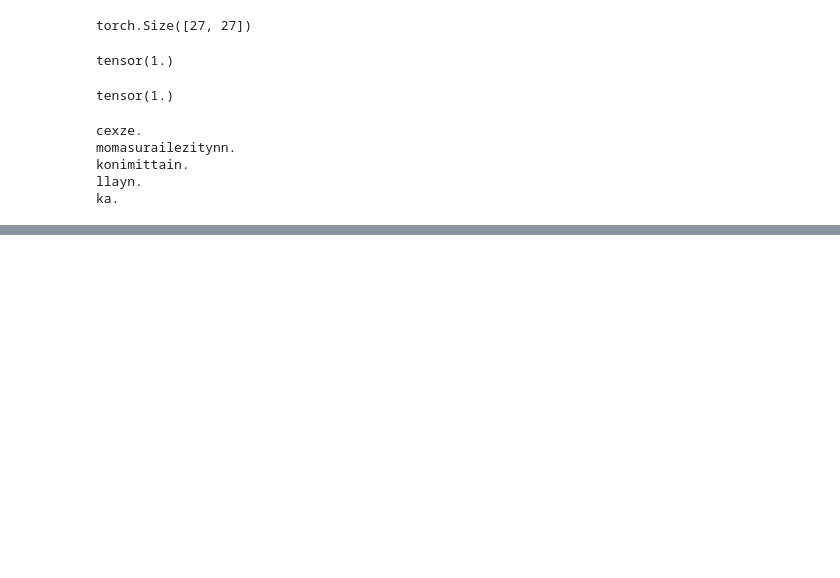
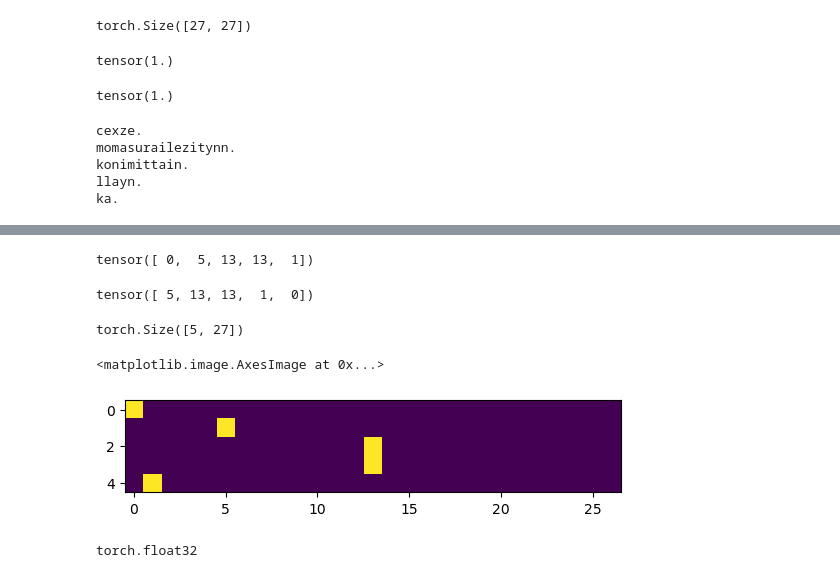
Before and after one commit to mattheweallen/NeuralNetworksZeroToHero, a Jupyter notebook: makemore_part1_bigrams.ipynb, the cells around one changed output, grey strips where cells are left out. Saved outputs shown, nothing was run; the diff lists cells and outputs as text; code cells hidden in the pictures; blank space fills up the shorter version.

Commit message:
start creating first neuron

```diff
--- a/makemore_part1_bigrams.ipynb
+++ b/makemore_part1_bigrams.ipynb
@@ -212,0 +260,40 @@ ka.
+# %%
+# create training set of all the bigrams (x,y)
+xs, ys = [], [] # inputs and targets
+
+for w in words[:1]:
+    chs = ['.'] + list(w) + ['.'] # halluciatte special start and end token, to include  info about end of word
+    for ch1, ch2 in zip(chs, chs[1:]): #halt and return based on shorter list
+        ix1 = stoi[ch1]
+        ix2 = stoi[ch2]
+        xs.append(ix1)
+        ys.append(ix2)
+
+xs = torch.tensor(xs)
+ys = torch.tensor(ys)
+# %%
+xs # when put 0 into model want 5 with high probablity etc...
+# %% [output]
+tensor([ 0,  5, 13, 13,  1])
+# %%
+ys
+# %% [output]
+tensor([ 5, 13, 13,  1,  0])
+# %%
+#how to feed examples into neural network?
+#one hot encoding: vector of all zeros, but say turn 13 index to 1
+import torch.nn.functional as F
+xenc = F.one_hot(xs, num_classes=27).float() #x encoded
+# %%
+xenc.shape
+# %% [output]
+torch.Size([5, 27])
+# %%
+plt.imshow(xenc)
+# %% [output]
+<matplotlib.image.AxesImage at 0x...>
+[figure, added]
+# %%
+xenc.dtype
+# %% [output]
+torch.float32
```
Also changed, not shown: parts of 7 cells of this notebook.
